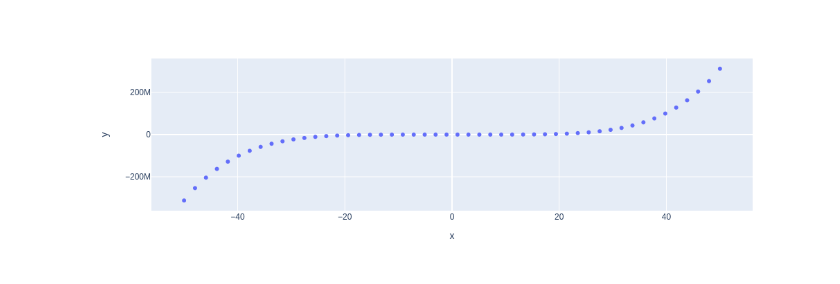
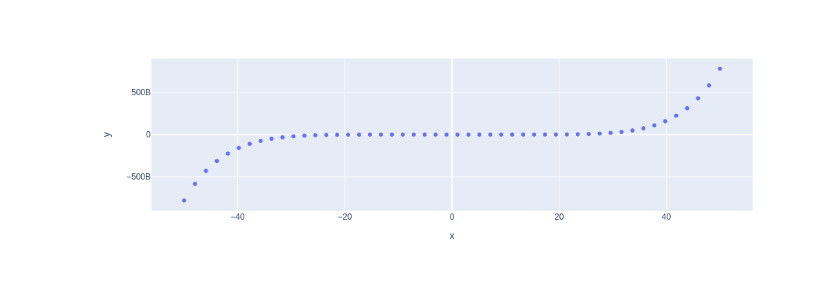
Before and after one commit to igortin/my-notebooks-repo, a Jupyter notebook: experiment1.ipynb, the cells around one changed output. Drawn from its saved outputs; the diff is of its cells as text; code cells hidden in the pictures.

```diff
--- a/experiment1.ipynb
+++ b/experiment1.ipynb
@@ -1,16 +1,16 @@
 # %%
 import numpy as np
 import plotly.express as px
 
 # x-axis data points
 x = np.linspace(start=-50, stop=50)
 
 # y-axis data points
-y = x ** 5 + x ** 3
+y = x ** 5 + x ** 7
 
 # define the plot
 fig = px.scatter(x=x, y=y)
 
 fig.show()
 # %% [output]
-[figure, old version]
+[figure, new version]
```
